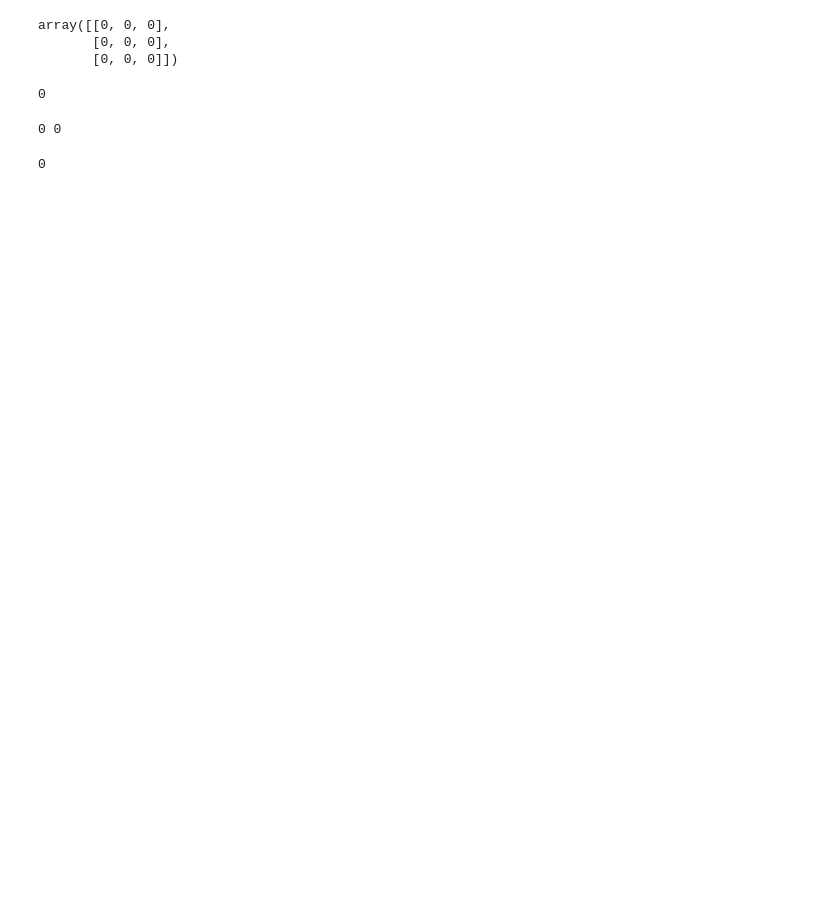
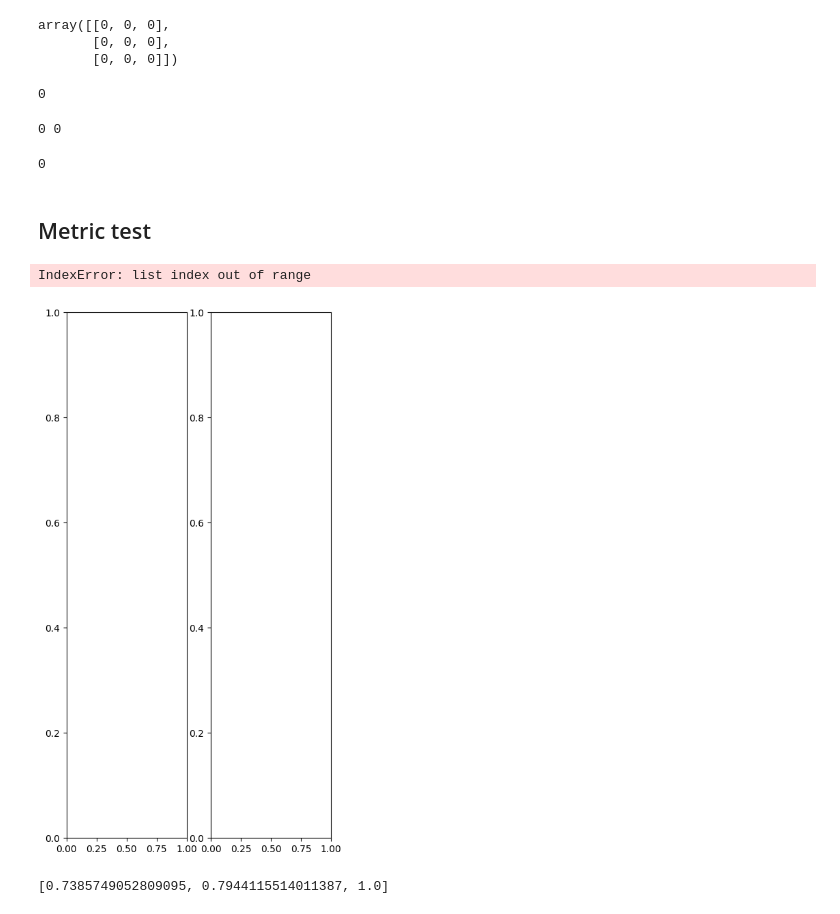
Before and after one commit to oliverweissl/MorphologicalNovelty, a Jupyter notebook: analysis/wasserstein_test.ipynb, the cells around one changed output. Saved outputs shown, nothing was run; the diff lists cells and outputs as text; code cells hidden in the pictures; blank space fills up the shorter version.

```diff
--- a/analysis/wasserstein_test.ipynb
+++ b/analysis/wasserstein_test.ipynb
@@ -40,3 +39,5 @@ test_block[x][y]
 # %% [output]
 0 0
 0
+# %% [markdown]
+## Metric test
@@ -42,0 +113,18 @@ test_block[x][y]
+# %%
+genotypes = _load_db.load_db("experiments/database", )
+selection = genotypes.serialized_multineat_genome.values
+# %%
+brick_hists, hinge_hists = get_population(selection)
+# %%
+for bhist, hhist in zip(brick_hists, hinge_hists):
+    fig, (ax1,ax2) = plt.subplots(1,2,figsize = (5,10))
+    ax1.imshow(bhist)
+    ax2.imshow(hhist)
+    plt.show()
+# %% [output]
+IndexError: list index out of range
+[figure, added]
+# %%
+print(get_novelty_population(brick_hists, hinge_hists))
+# %% [output]
+[0.7385749052809095, 0.7944115514011387, 1.0]
```
Also changed, not shown: parts of 5 cells of this notebook, 1 other file.
